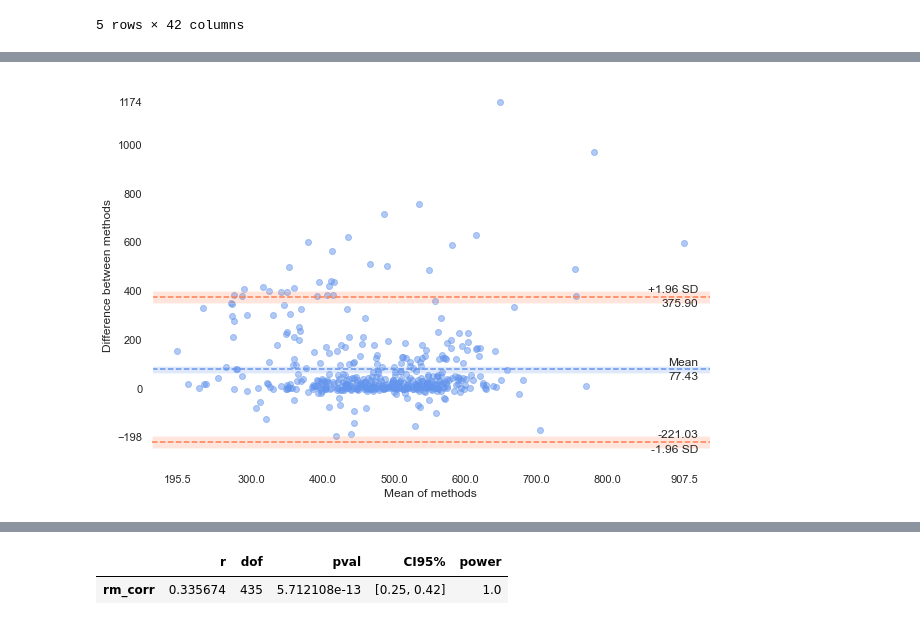
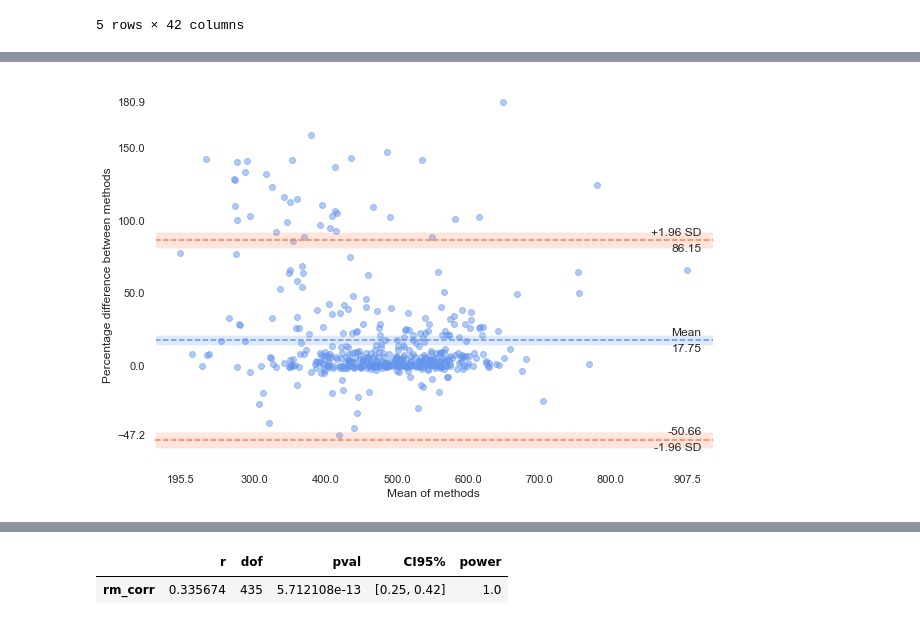
Before and after one commit to UTCogNeuroLab/wearables, a Jupyter notebook: notebooks/Validation Analysis Main.ipynb, the cells around one changed output, grey strips where cells are left out. Drawn from its saved outputs; the diff is of its cells as text; code cells hidden in the pictures.

```diff
--- a/notebooks/Validation Analysis Main.ipynb
+++ b/notebooks/Validation Analysis Main.ipynb
@@ -1724,6 +1595,7 @@ plt.subplots_adjust(top=0.85)
 # %%
 sleep = pd.read_csv(data_dir + 'dataset_2021_07_19.csv')
-sleep = sleep[~sleep.index.isin(exclude)]
+# sleep = sleep[~sleep.index.isin(exclude)]
+sleep = sleep.dropna(axis=1, how='all')
 # %%
 sleep[0:5]
 # %% [output]
@@ -1756,9 +1673,9 @@ pg.rm_corr(data=sleep, x='sleep_duration_act', y='sleep_duration_fit', subject='
 # %%
 pyCompare.blandAltman(sleep1['time_in_bed_act'].values, sleep1['time_in_bed_fit'].values,
             limitOfAgreement=1.96,
             confidenceInterval=95,
             confidenceIntervalMethod='approximate',
             detrend=None,
-            percentage=False)
+            percentage=True)
 # %% [output]
-[figure, old version]
+[figure, new version]
```
Also changed, not shown: parts of 171 cells of this notebook, 2 other files.
